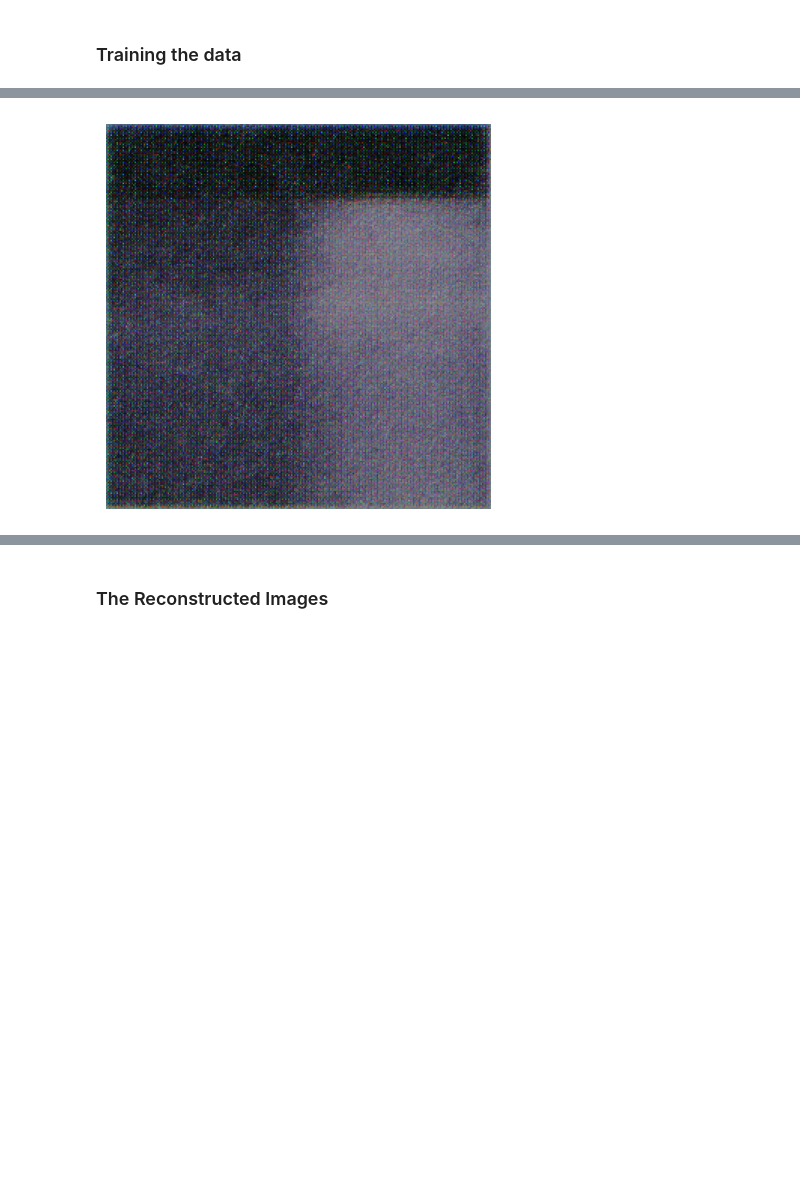
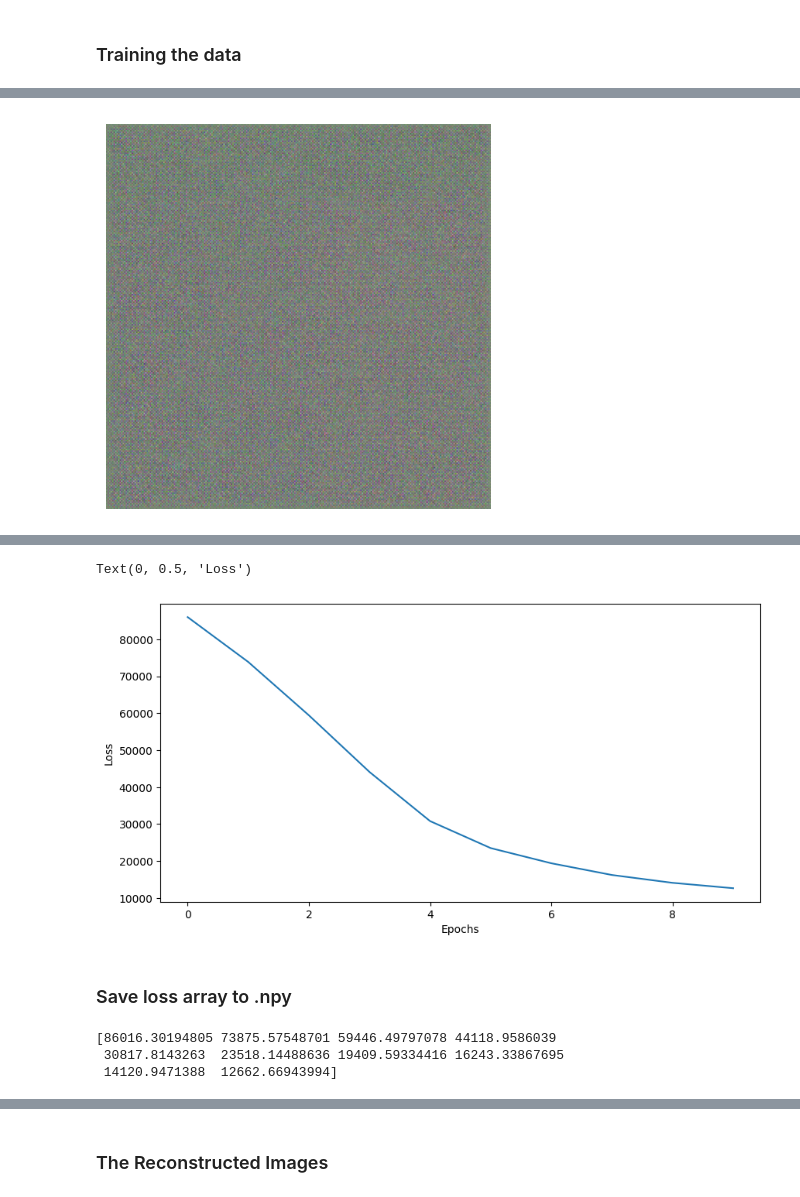
Before and after one commit to sseeaamuss/myVAE, a Jupyter notebook: VAE_Notebook.ipynb, the cells around one changed output, grey strips where cells are left out. Drawn from its saved outputs; the diff is of its cells as text; code cells hidden in the pictures; blank space fills up the shorter version.

Commit message:
modified for better data gathering functionality

```diff
--- a/VAE_Notebook.ipynb
+++ b/VAE_Notebook.ipynb
@@ -60,6 +60,8 @@ LATENT_DIM_SIZE:
 - Size of the latent space (bottleneck vector)
 - size may depend on the image training data size
 # %%
+training_filepath = "cat-spectrograms-2/cat-spectrograms-2_train.lance/"
+# Only want the top level path of training_filepath
 vae_config = {
     "BATCH_SIZE": 40,
     "IN_RESOLUTION": 256,
@@ -152,7 +181,7 @@ classes = ('cat')
 lance_train_dataset = CustomImageDataset(
     classes,
     #UPDATE PATH BASED ON DATASET
-    "cat-spectrograms-2/cat-spectrograms-2_train.lance/",
+    training_filepath,
     transform=train_transform
 )
 
@@ -232,7 +261,11 @@ def vae_loss(recon_x, x, mu, logvar):
 # Initialize model, optimizer
 model = VAE().to(device)
 optimizer = optim.Adam(model.parameters(), lr=vae_config["LEARNING_RATE"])
+# Define loss array and reference image to see reconstruction quality
+loss_array = np.array([])
+train_image, _ = next(iter(lance_train_loader))
 # %%
+# Training Loop
 for epoch in range(vae_config["NUM_EPOCHS"]):
     model.train()
     train_loss = 0
@@ -254,11 +287,12 @@ for epoch in range(vae_config["NUM_EPOCHS"]):
         pbar.set_postfix({'Loss': loss.item()})
 
     avg_loss = train_loss / len(lance_train_loader.dataset)
+    loss_array = np.append(loss_array, avg_loss)
     print(f'Epoch [{epoch + 1}/{vae_config["NUM_EPOCHS"]}] Average Loss: {avg_loss:.4f}')
 
     # show and display a sample of the reconstructed images
     if epoch % 10 == 0:
         with torch.no_grad():
-            sampled_images = model.sample(num_samples=4)
-            draw_image(recon_batch.cpu(), save_image = True, epoch=epoch, path = "training_images", outfile_name = "log_spec")
+            recon_image, _, _ = model(train_image.to(device))
+            draw_image(recon_image.cpu(), save_image = True, epoch=epoch, path = "training_images", outfile_name = "log_spec_1")
 # %% [output]
@@ -266 +300 @@ Epoch [1/300] Average Loss: 46490.9882
-[figure, old version]
+[figure, new version]
@@ -269,0 +310,12 @@ KeyboardInterrupt:
+Text(0, 0.5, 'Loss')
+[figure, added]
+# %% [markdown]
+### Save loss array to .npy
+# %%
+training_filepath = training_filepath.split('/')[0]
+# Save the loss array to a .npy file in output_data folder
+save_loss_array(loss_array, folder="output_data", filename= training_filepath +".npy")
+# %% [output]
+[86016.30194805 73875.57548701 59446.49797078 44118.9586039
+ 30817.8143263  23518.14488636 19409.59334416 16243.33867695
+ 14120.9471388  12662.66943994]
```
Also changed, not shown: parts of 11 cells of this notebook.
